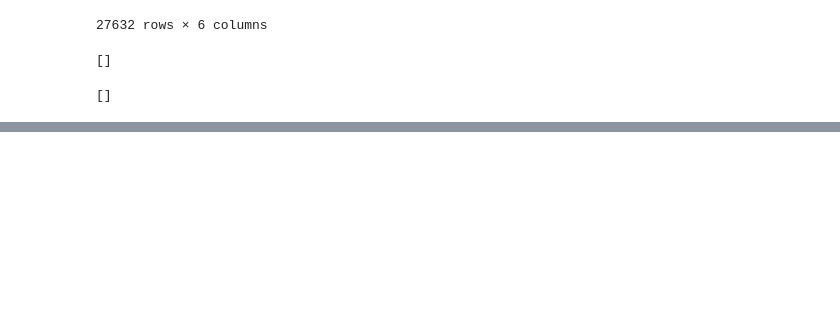
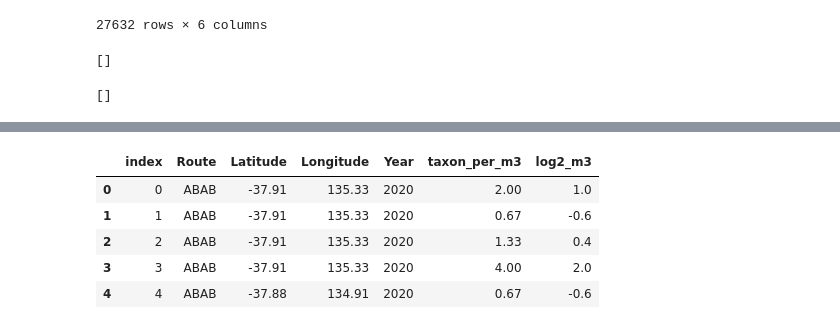
Before and after one commit to JackXinPan/Group5Project2, a Jupyter notebook: read data.ipynb, the cells around one changed output, grey strips where cells are left out. Drawn from its saved outputs; the diff is of its cells as text; code cells hidden in the pictures; blank space fills up the shorter version.

```diff
--- a/read data.ipynb
+++ b/read data.ipynb
@@ -476,6 +469,7 @@ engine.execute('SELECT * FROM zooplankton LIMIT 5').fetchall()
 # %%
 # Query phytoplankton Records in the the Database
 data = pd.read_sql("SELECT * FROM phytoplankton", conn)
+dataZ = pd.read_sql("SELECT * FROM zooplankton", conn)
 # %%
 data.head()
 # %% [output]
@@ -487,0 +482,9 @@ data.head()
+# %%
+dataZ.head()
+# %% [output]
+|  | index | Route | Latitude | Longitude | Year | taxon_per_m3 | log2_m3 |
+| 0 | 0 | ABAB | -37.91 | 135.33 | 2020 | 2.00 | 1.0 |
+| 1 | 1 | ABAB | -37.91 | 135.33 | 2020 | 0.67 | -0.6 |
+| 2 | 2 | ABAB | -37.91 | 135.33 | 2020 | 1.33 | 0.4 |
+| 3 | 3 | ABAB | -37.91 | 135.33 | 2020 | 4.00 | 2.0 |
+| 4 | 4 | ABAB | -37.88 | 134.91 | 2020 | 0.67 | -0.6 |
```
Also changed, not shown: parts of 18 cells of this notebook, 10 other files.
